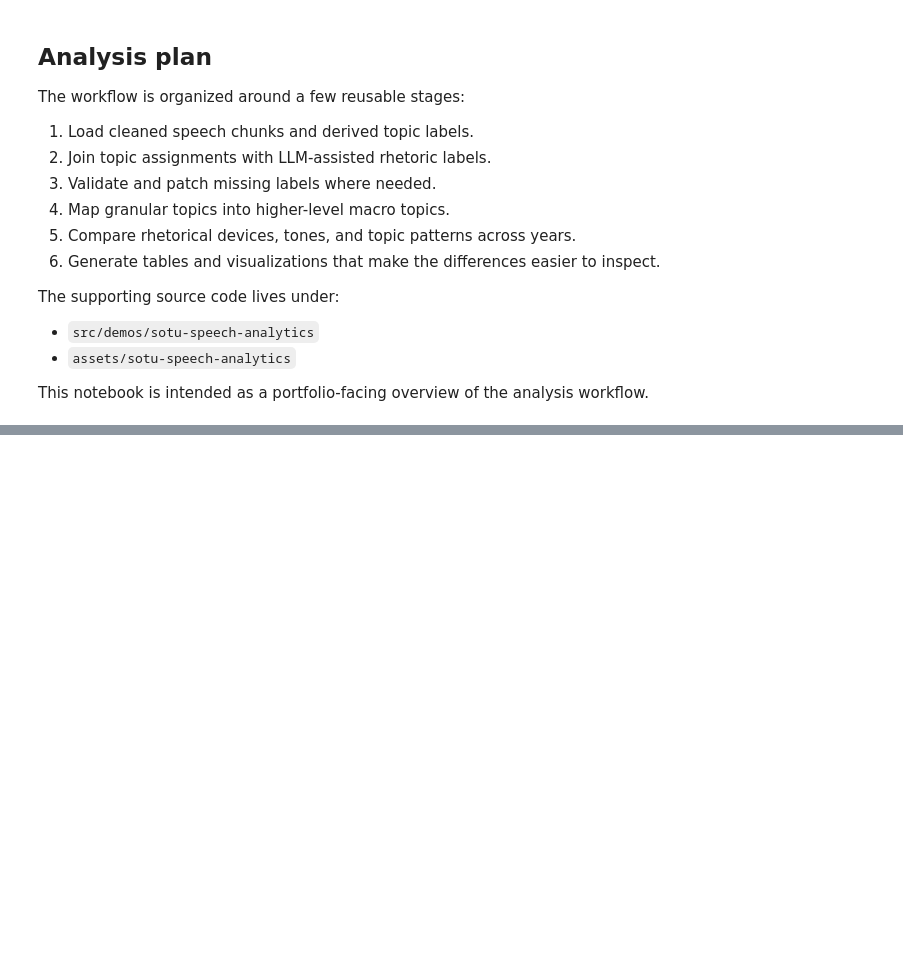
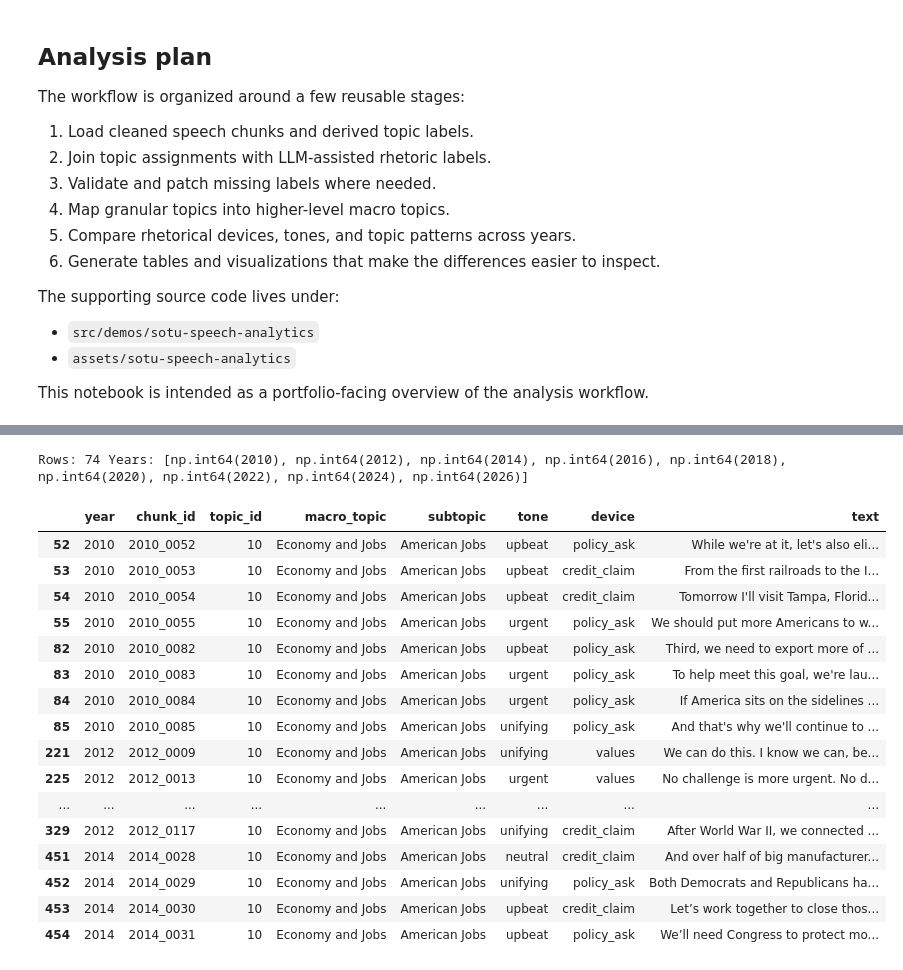
Before and after one commit to dougdaly/Generative-AI, a Jupyter notebook: Projects/sotu-speech-analytics/00_sotu_speech_analytics_overview.ipynb, the cells around one changed output, grey strips where cells are left out. Drawn from its saved outputs; the diff is of its cells as text; code cells hidden in the pictures; blank space fills up the shorter version.

Commit message:
fixed paths for sotu-speech-analytics

```diff
--- a/Projects/sotu-speech-analytics/00_sotu_speech_analytics_overview.ipynb
+++ b/Projects/sotu-speech-analytics/00_sotu_speech_analytics_overview.ipynb
@@ -43,8 +43,9 @@ import json
 from pathlib import Path
 import pandas as pd
 import numpy as np
+import sys
+from pathlib import Path
 
-from pathlib import Path
 
 def find_repo_root(start: Path = Path.cwd()) -> Path:
     current = start.resolve()
@@ -54,11 +55,14 @@ def find_repo_root(start: Path = Path.cwd()) -> Path:
     raise RuntimeError("Could not find repo root")
 
 REPO_ROOT = find_repo_root()
-BASE = REPO_ROOT / "assets" / "sotu-speech-analytics"
+BASE = REPO_ROOT / "assets" / "sotu-speech-analytics" / "data"
 
-PATH_TOPICS = BASE / "data/derived/topics_global/global_chunk_topics.jsonl"
-PATH_TOPIC_LABELS = BASE / "data/derived/topics_global/global_topic_labels_llm.json"
-PATH_RHET = BASE / "data/derived/rhetoric/global_chunk_rhetoric.jsonl"
+PATH_TOPICS = BASE / "derived" / "topics_global" / "global_chunk_topics.jsonl"
+PATH_TOPIC_LABELS = BASE / "derived" / "topics_global" / "global_topic_labels_llm.json"
+PATH_TOPIC_MACRO_MAP = BASE / "derived" / "topics_global" / "global_topic_macro_map.json"
+PATH_RHET = BASE / "derived" / "rhetoric" / "global_chunk_rhetoric.jsonl"
+
+sys.path.insert(0, str(REPO_ROOT / "src"))
 
 def read_jsonl(path: Path):
     rows = []
@@ -148,8 +166,8 @@ def validate_pred(p):
         return None
     return p
 # %%
-from sotu_analytics.prompts import build_rhetoric_prompt
-from sotu_analytics.models.topic_label_llm import ollama_generate_json
+from genai_demos.sotu_speech_analytics.sotu_analytics.prompts import build_rhetoric_prompt
+from genai_demos.sotu_speech_analytics.sotu_analytics.models.topic_label_llm import ollama_generate_json
 
 # Load chunk text index
 def read_jsonl(path: Path):
@@ -172,7 +190,7 @@ def safe_ollama_json(model, prompt, timeout=180, num_predict=160, retries=1):
 
 chunk_text = {}
 for y in sorted(df["year"].unique()):
-    rows = read_jsonl(BASE / f"data/chunks/{y}.jsonl")
+    rows = read_jsonl(BASE / "chunks" / f"{y}.jsonl")
     for r in rows:
         chunk_text[r["chunk_id"]] = r["text"]
 
@@ -211,11 +249,5 @@ print("Missing after patch:", df2["tone"].isna().sum())
 # %%
-import json
-from pathlib import Path
-
-BASE = Path("/Users/douglasdaly/Documents/GitHub/Generative-AI/assets/sotu-speech-analytics/data/derived/topics_global")
-
-macro_map_path = BASE / "global_topic_macro_map.json"
-macro_raw = json.loads(macro_map_path.read_text(encoding="utf-8"))
+macro_raw = json.loads(PATH_TOPIC_MACRO_MAP.read_text(encoding="utf-8"))
 
 macro_topic_map = {int(k): v.get("macro_topic") for k, v in macro_raw.items()}
 subtopic_map = {int(k): v.get("subtopic") for k, v in macro_raw.items()}
@@ -233,31 +298,47 @@ df2.groupby(by=["macro_topic"]).count()[['year']].reset_index().sort_values(by="
 # %%
-import json
 import pandas as pd
-from pathlib import Path
 pd.options.display.max_colwidth = 750
-BASE = Path("/Users/douglasdaly/Documents/GitHub/Generative-AI/assets/sotu-speech-analytics")
 
 # df should already contain chunk_id + subtopic
-target_subtopic = "Fundamental Rights"
+target_subtopic = "American Jobs"
 
 hits = df2[df2["subtopic"].fillna("").str.lower().eq(target_subtopic.lower())].copy()
 print("Rows:", len(hits), "Years:", sorted(hits["year"].unique()))
 
 # Load chunk text for only the years we need
 chunk_text_by_id = {}
 for y in sorted(hits["year"].unique()):
-    p = BASE / "data" / "chunks" / f"{int(y)}.jsonl"
+    p = BASE / "chunks" / f"{int(y)}.jsonl"
     with p.open("r", encoding="utf-8") as f:
         for line in f:
             obj = json.loads(line)
             chunk_text_by_id[obj["chunk_id"]] = obj.get("text", "")
 
 hits["text"] = hits["chunk_id"].map(chunk_text_by_id)
 
 # Inspect: sorted by year, then chunk_index
 cols = ["year","chunk_id","chunk_index","macro_topic","subtopic","topic_label","tone","device","target","text"]
 cols = ["year","chunk_id","topic_id", "macro_topic","subtopic","tone","device","text"]
 hits.sort_values(["year","chunk_index"])[cols].head(30)
+# %% [output]
+Rows: 74 Years: [np.int64(2010), np.int64(2012), np.int64(2014), np.int64(2016), np.int64(2018), np.int64(2020), np.int64(2022), np.int64(2024), np.int64(2026)]
+|  | year | chunk_id | topic_id | macro_topic | subtopic | tone | device | text |
+| 52 | 2010 | 2010_0052 | 10 | Economy and Jobs | American Jobs | upbeat | policy_ask | While we're at it, let's also eli... |
+| 53 | 2010 | 2010_0053 | 10 | Economy and Jobs | American Jobs | upbeat | credit_claim | From the first railroads to the I... |
+| 54 | 2010 | 2010_0054 | 10 | Economy and Jobs | American Jobs | upbeat | credit_claim | Tomorrow I'll visit Tampa, Florid... |
+| 55 | 2010 | 2010_0055 | 10 | Economy and Jobs | American Jobs | urgent | policy_ask | We should put more Americans to w... |
+| 82 | 2010 | 2010_0082 | 10 | Economy and Jobs | American Jobs | upbeat | policy_ask | Third, we need to export more of ... |
+| 83 | 2010 | 2010_0083 | 10 | Economy and Jobs | American Jobs | urgent | policy_ask | To help meet this goal, we're lau... |
+| 84 | 2010 | 2010_0084 | 10 | Economy and Jobs | American Jobs | urgent | policy_ask | If America sits on the sidelines ... |
+| 85 | 2010 | 2010_0085 | 10 | Economy and Jobs | American Jobs | unifying | policy_ask | And that's why we'll continue to ... |
+| 221 | 2012 | 2012_0009 | 10 | Economy and Jobs | American Jobs | unifying | values | We can do this. I know we can, be... |
+| 225 | 2012 | 2012_0013 | 10 | Economy and Jobs | American Jobs | urgent | values | No challenge is more urgent. No d... |
+| ... | ... | ... | ... | ... | ... | ... | ... | ... |
+| 329 | 2012 | 2012_0117 | 10 | Economy and Jobs | American Jobs | unifying | credit_claim | After World War II, we connected ... |
+| 451 | 2014 | 2014_0028 | 10 | Economy and Jobs | American Jobs | neutral | credit_claim | And over half of big manufacturer... |
+| 452 | 2014 | 2014_0029 | 10 | Economy and Jobs | American Jobs | unifying | policy_ask | Both Democrats and Republicans ha... |
+| 453 | 2014 | 2014_0030 | 10 | Economy and Jobs | American Jobs | upbeat | credit_claim | Let’s work together to close thos... |
+| 454 | 2014 | 2014_0031 | 10 | Economy and Jobs | American Jobs | upbeat | policy_ask | We’ll need Congress to protect mo... |
 # %%
 def top_tone_topics(data, year: int, tone: str, top_n=8, min_chunks=10):
     sub = data[(data["year"] == year) & data["tone"].notna()].copy()
```
Also changed, not shown: parts of 14 cells of this notebook, 39 other files.
